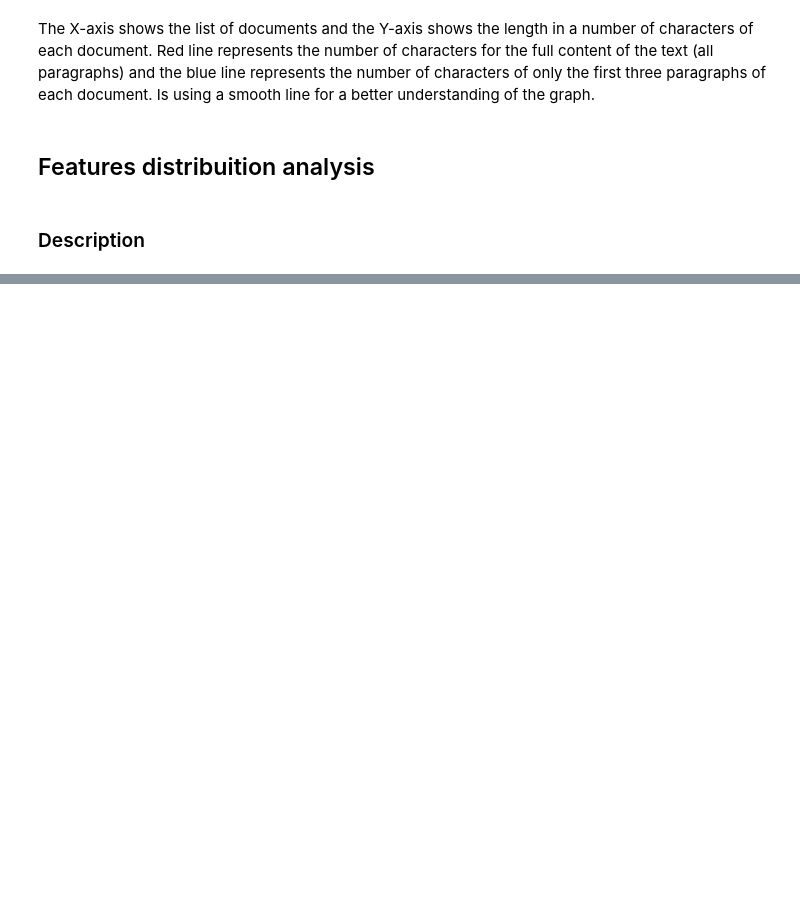
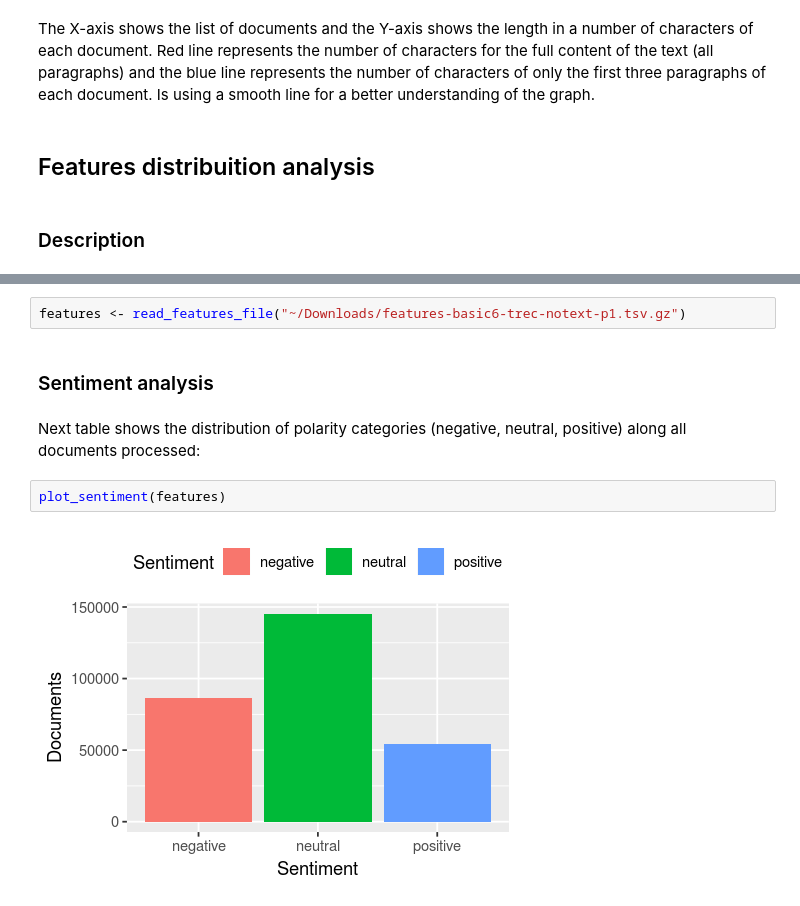
Before and after one commit to feup-infolab/trec-2018, a Jupyter notebook: wapo-analytics.ipynb, the cells around one changed output, grey strips where cells are left out. Cells and saved outputs as stored; diff of their text form; blank space fills up the shorter version.

Commit message:
Documented in notebook analysis of sentiment, reading complex. and entities

```diff
--- a/wapo-analytics.ipynb
+++ b/wapo-analytics.ipynb
@@ -80,3 +83,13 @@ Tools for process features:
 <li>SentimentAnalysis:.</li>
 <li>ReadingComplexity: textstat, Flesch–Kincaid ease.</li>
 <li>EmotionCategories:.</li></ul>
+# %%
+features <- read_features_file("~/Downloads/features-basic6-trec-notext-p1.tsv.gz")
+# %% [markdown]
+### Sentiment analysis
+# %% [markdown]
+Next table shows the distribution of polarity categories (negative, neutral, positive) along all documents processed:
+# %%
+plot_sentiment(features)
+# %% [output]
+[figure, added]
```
Also changed, not shown: parts of 13 cells of this notebook, 1 other file.
